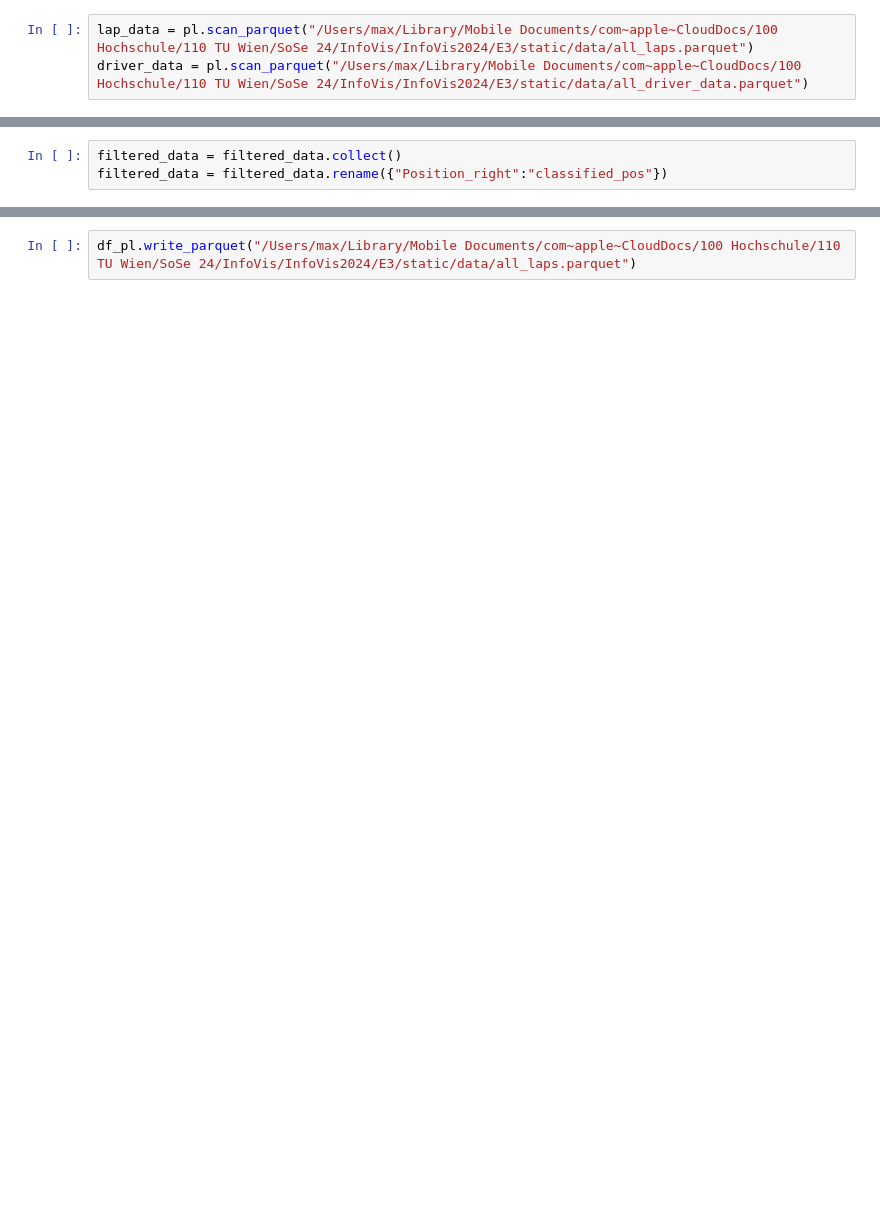
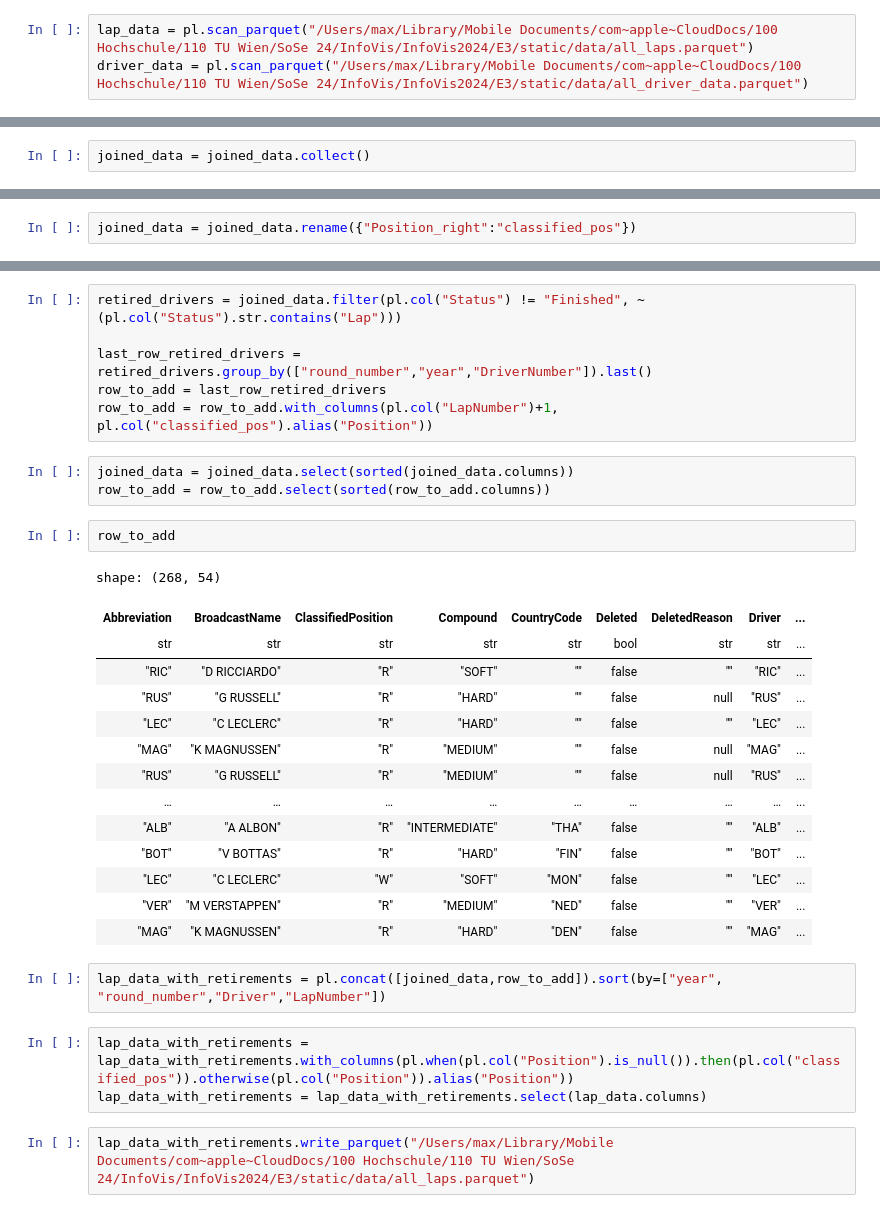
Before and after one commit to MaximilianHess/InfoVis2024, a Jupyter notebook: E3/Notebooks/improve_race_data.ipynb, the cells around one changed output, grey strips where cells are left out. Drawn from its saved outputs; the diff is of its cells as text; blank space fills up the shorter version.

Commit message:
new lap_data

```diff
--- a/E3/Notebooks/improve_race_data.ipynb
+++ b/E3/Notebooks/improve_race_data.ipynb
@@ -63,0 +9,2 @@ shape: (98_663, 54)
+# %%
+joined_data = joined_data.collect()
@@ -64,3 +32,2 @@ shape: (98_663, 54)
 # %%
-filtered_data = filtered_data.collect()
-filtered_data = filtered_data.rename({"Position_right":"classified_pos"})
+joined_data = joined_data.rename({"Position_right":"classified_pos"})
@@ -156,2 +68,33 @@ shape: (98_930, 34)
+# %%
+retired_drivers = joined_data.filter(pl.col("Status") != "Finished", ~ (pl.col("Status").str.contains("Lap")))
+
+last_row_retired_drivers = retired_drivers.group_by(["round_number","year","DriverNumber"]).last()
+row_to_add = last_row_retired_drivers
+row_to_add = row_to_add.with_columns(pl.col("LapNumber")+1, pl.col("classified_pos").alias("Position"))
+# %%
+joined_data = joined_data.select(sorted(joined_data.columns))
+row_to_add = row_to_add.select(sorted(row_to_add.columns))
+# %%
+row_to_add
+# %% [output]
+shape: (268, 54)
+| Abbreviation | BroadcastName | ClassifiedPosition | Compound | CountryCode | Deleted | DeletedReason | Driver | ... |
+| str | str | str | str | str | bool | str | str | ... |
+| "RIC" | "D RICCIARDO" | "R" | "SOFT" | "" | false | "" | "RIC" | ... |
+| "RUS" | "G RUSSELL" | "R" | "HARD" | "" | false | null | "RUS" | ... |
+| "LEC" | "C LECLERC" | "R" | "HARD" | "" | false | "" | "LEC" | ... |
+| "MAG" | "K MAGNUSSEN" | "R" | "MEDIUM" | "" | false | null | "MAG" | ... |
+| "RUS" | "G RUSSELL" | "R" | "MEDIUM" | "" | false | null | "RUS" | ... |
+| … | … | … | … | … | … | … | … | ... |
+| "ALB" | "A ALBON" | "R" | "INTERMEDIATE" | "THA" | false | "" | "ALB" | ... |
+| "BOT" | "V BOTTAS" | "R" | "HARD" | "FIN" | false | "" | "BOT" | ... |
+| "LEC" | "C LECLERC" | "W" | "SOFT" | "MON" | false | "" | "LEC" | ... |
+| "VER" | "M VERSTAPPEN" | "R" | "MEDIUM" | "NED" | false | "" | "VER" | ... |
+| "MAG" | "K MAGNUSSEN" | "R" | "HARD" | "DEN" | false | "" | "MAG" | ... |
+# %%
+lap_data_with_retirements = pl.concat([joined_data,row_to_add]).sort(by=["year", "round_number","Driver","LapNumber"])
+# %%
+lap_data_with_retirements = lap_data_with_retirements.with_columns(pl.when(pl.col("Position").is_null()).then(pl.col("classified_pos")).otherwise(pl.col("Position")).alias("Position"))
+lap_data_with_retirements = lap_data_with_retirements.select(lap_data.columns)
 # %%
-df_pl.write_parquet("/Users/max/Library/Mobile Documents/com~apple~CloudDocs/100 Hochschule/110 TU Wien/SoSe 24/InfoVis/InfoVis2024/E3/static/data/all_laps.parquet")
+lap_data_with_retirements.write_parquet("/Users/max/Library/Mobile Documents/com~apple~CloudDocs/100 Hochschule/110 TU Wien/SoSe 24/InfoVis/InfoVis2024/E3/static/data/all_laps.parquet")
```
Also changed, not shown: parts of 18 cells of this notebook, 1 other file.
